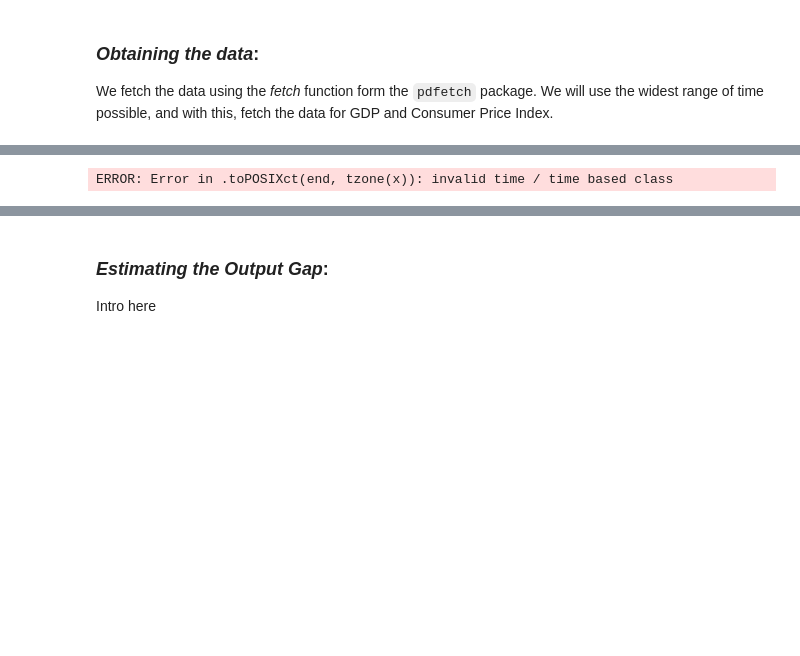
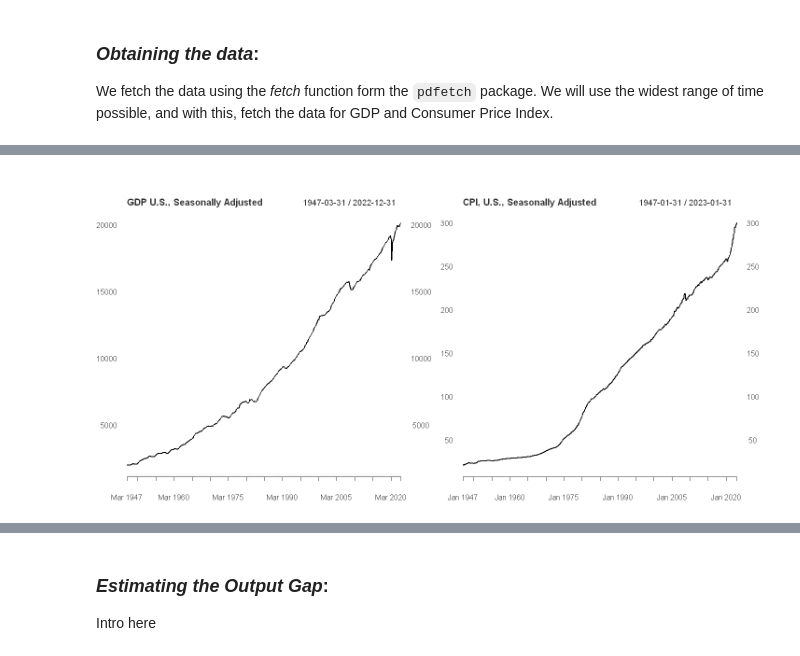
Before and after one commit to PetrCala/macro_tools_term_paper, a Jupyter notebook: code/cala_termpaper_main.ipynb, the cells around one changed output, grey strips where cells are left out. Cells and saved outputs as stored; diff of their text form; code cells hidden in the pictures; blank space fills up the shorter version.

Commit message:
Fixed source data, finished modelling section, cleared up graphs, structural checks

```diff
--- a/code/cala_termpaper_main.ipynb
+++ b/code/cala_termpaper_main.ipynb
@@ -357,7 +64,15 @@ Let's try forecasting with these models.
-# %%
-## Forecasting with the two ARMA models
-new_ts <- ts(gdp_mom_change, frequency=12)
-# gdp_window <- window(gdp_mom_change, end = c(2024, 4))
-# cpi_window <- window(cpi_mom_change, end = c(2024, 4))
-# %% [output]
-ERROR: Error in .toPOSIXct(end, tzone(x)): invalid time / time based class
+# %%
+# Set the static variables
+us_gdp_id <- "GDPC1" # https://fred.stlouisfed.org/series/GDPC1
+us_cpi_id <- "CPIAUCSL" # https://fred.stlouisfed.org/series/CPIAUCSL
+
+# Retrieve the U.S. GDP and consumer price index data using "pdfetch_FRED"
+us_gdp_data <- pdfetch_FRED(us_gdp_id)
+us_cpi_data <- pdfetch_FRED(us_cpi_id)
+
+# Plot the original time series using 'plot.xts'
+par(mfrow=c(1,2))
+plot.xts(us_gdp_data, main="GDP U.S., Seasonally Adjusted", grid.col=NA, yaxis.left=TRUE)
+plot.xts(us_cpi_data, main="CPI, U.S., Seasonally Adjusted", grid.col=NA, yaxis.left=TRUE)
+# %% [output]
+[figure, added]
```
Also changed, not shown: parts of 34 cells of this notebook, 1 other file.
